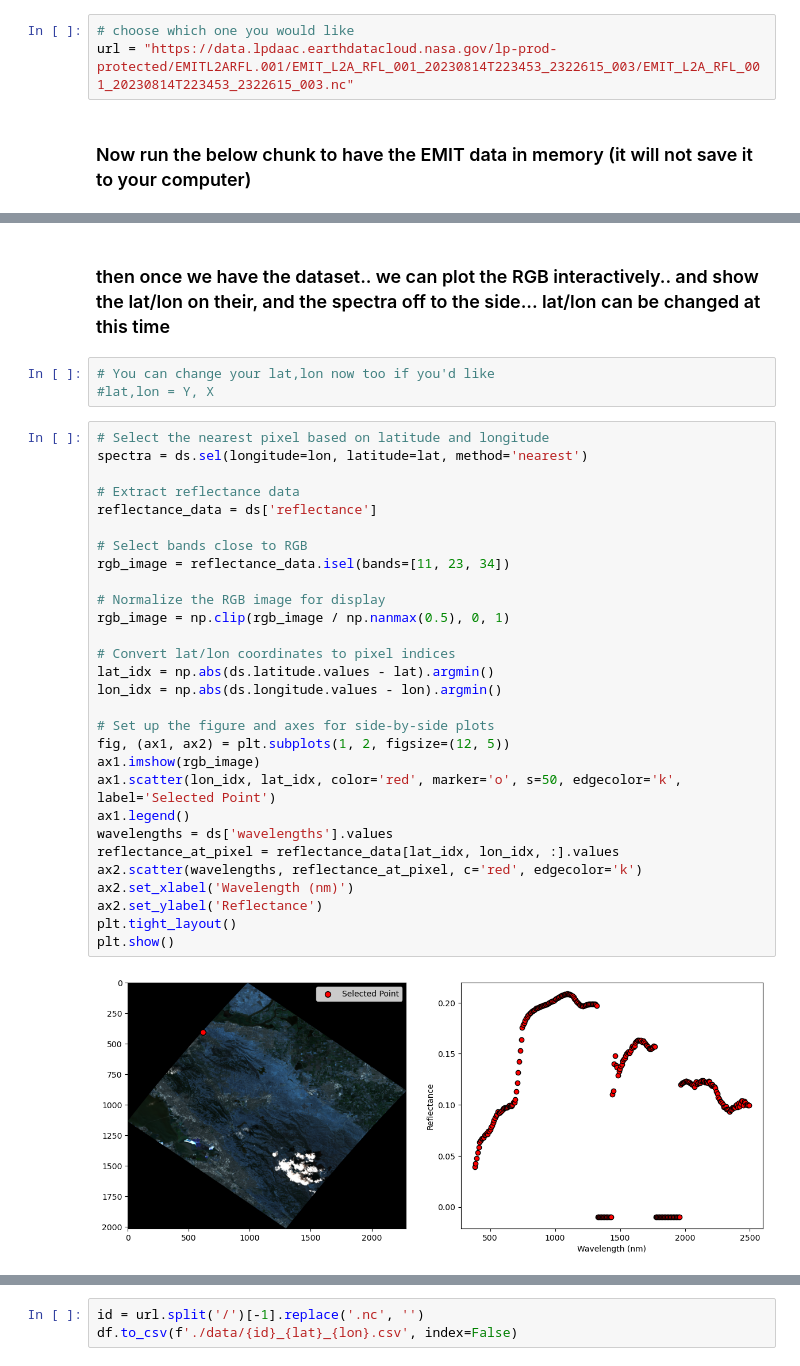
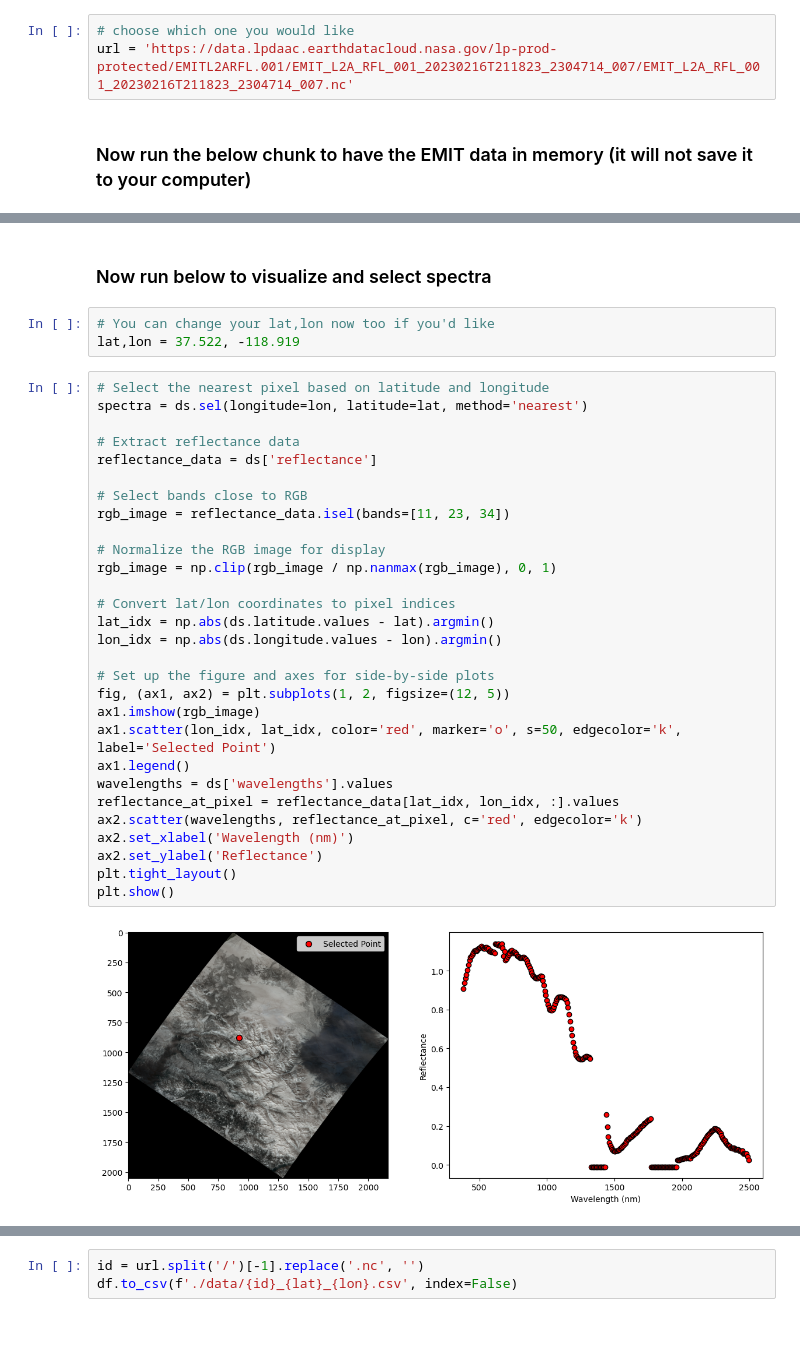
Before and after one commit to brentwilder/emit-search, a Jupyter notebook: get_EMIT_pixel.ipynb, the cells around one changed output, grey strips where cells are left out. Saved outputs shown, nothing was run; the diff lists cells and outputs as text; blank space fills up the shorter version.

```diff
--- a/get_EMIT_pixel.ipynb
+++ b/get_EMIT_pixel.ipynb
@@ -57,7 +53,7 @@ https://data.lpdaac.earthdatacloud.nasa.gov/lp-prod-protected/EMITL2ARFL.001/EMI
 ### Copy and paste the link HTTPS link above down below to the URL
 # %%
 # choose which one you would like
-url = "https://data.lpdaac.earthdatacloud.nasa.gov/lp-prod-protected/EMITL2ARFL.001/EMIT_L2A_RFL_001_20230814T223453_2322615_003/EMIT_L2A_RFL_001_20230814T223453_2322615_003.nc"
+url = 'https://data.lpdaac.earthdatacloud.nasa.gov/lp-prod-protected/EMITL2ARFL.001/EMIT_L2A_RFL_001_20230216T211823_2304714_007/EMIT_L2A_RFL_001_20230216T211823_2304714_007.nc'
 # %% [markdown]
 ### Now run the below chunk to have the EMIT data in memory (it will not save it to your computer)
 # %%
@@ -89,42 +85,42 @@ Data variables:
     title:                             EMIT L2A Estimated Surface Reflectance...
     granule_id:                        dummy_id
     Orthorectified:                    True
-# %% [markdown]
-### then once we have the dataset.. we can plot the RGB interactively.. and show the lat/lon on their, and the spectra off to the side... lat/lon can be changed at this time
+# %% [markdown]
+### Now run below to visualize and select spectra
 # %%
 # You can change your lat,lon now too if you'd like
-#lat,lon = Y, X
+lat,lon = 37.522, -118.919
 # %%
 # Select the nearest pixel based on latitude and longitude
 spectra = ds.sel(longitude=lon, latitude=lat, method='nearest')
 
 # Extract reflectance data
 reflectance_data = ds['reflectance']
 
 # Select bands close to RGB
 rgb_image = reflectance_data.isel(bands=[11, 23, 34])
 
 # Normalize the RGB image for display
-rgb_image = np.clip(rgb_image / np.nanmax(0.5), 0, 1)
+rgb_image = np.clip(rgb_image / np.nanmax(rgb_image), 0, 1)
 
 # Convert lat/lon coordinates to pixel indices
 lat_idx = np.abs(ds.latitude.values - lat).argmin()
 lon_idx = np.abs(ds.longitude.values - lon).argmin()
 
 # Set up the figure and axes for side-by-side plots
 fig, (ax1, ax2) = plt.subplots(1, 2, figsize=(12, 5))
 ax1.imshow(rgb_image)
 ax1.scatter(lon_idx, lat_idx, color='red', marker='o', s=50, edgecolor='k', label='Selected Point')
 ax1.legend()
 wavelengths = ds['wavelengths'].values
 reflectance_at_pixel = reflectance_data[lat_idx, lon_idx, :].values
 ax2.scatter(wavelengths, reflectance_at_pixel, c='red', edgecolor='k')
 ax2.set_xlabel('Wavelength (nm)')
 ax2.set_ylabel('Reflectance')
 plt.tight_layout()
 plt.show()
 # %% [output]
-[figure, old version]
+[figure, new version]
 # %%
 #save to pandas and csv
 df = pd.DataFrame(data = wavelengths.flatten(), columns=['wavelengths'])
```
Also changed, not shown: parts of 4 cells of this notebook, 2 other files.
